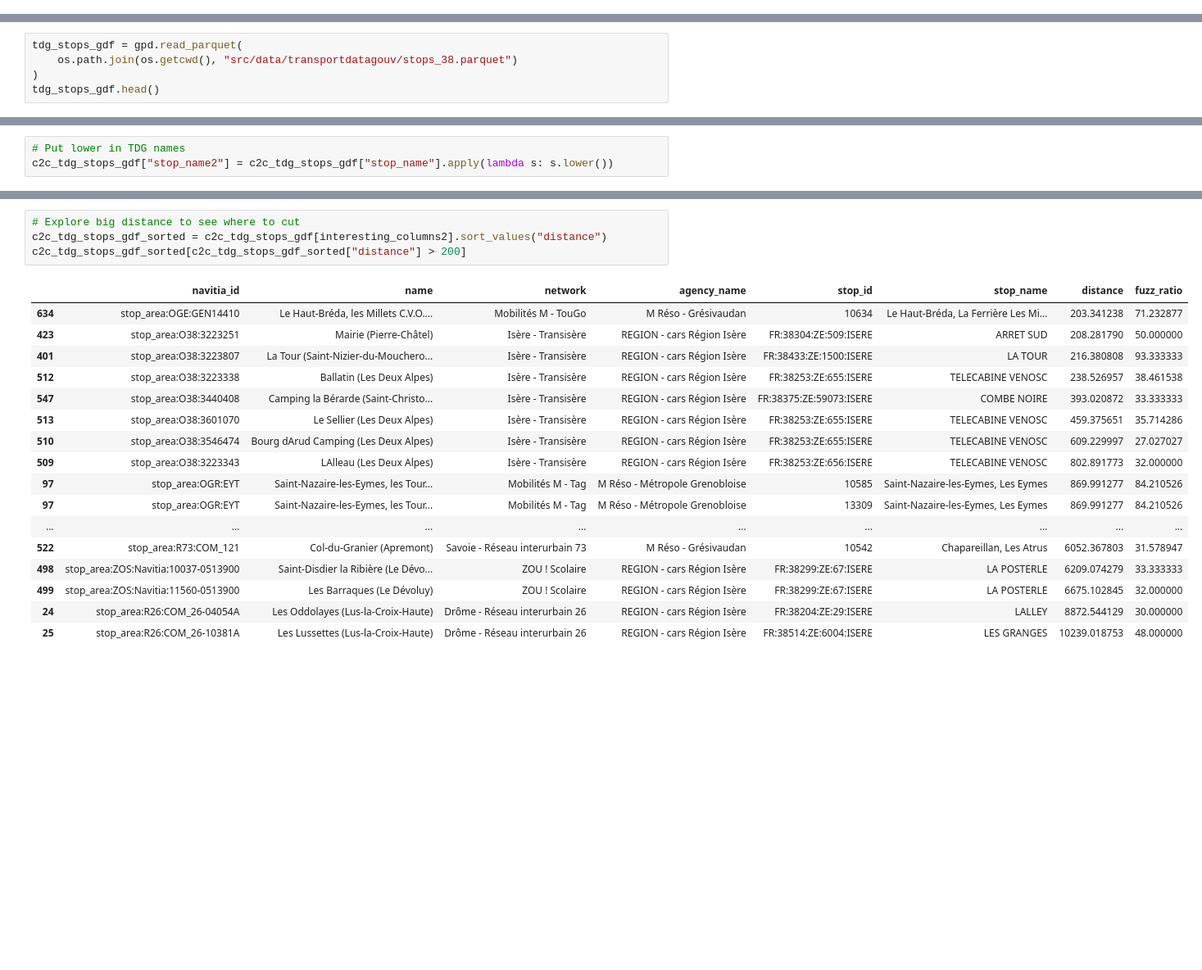
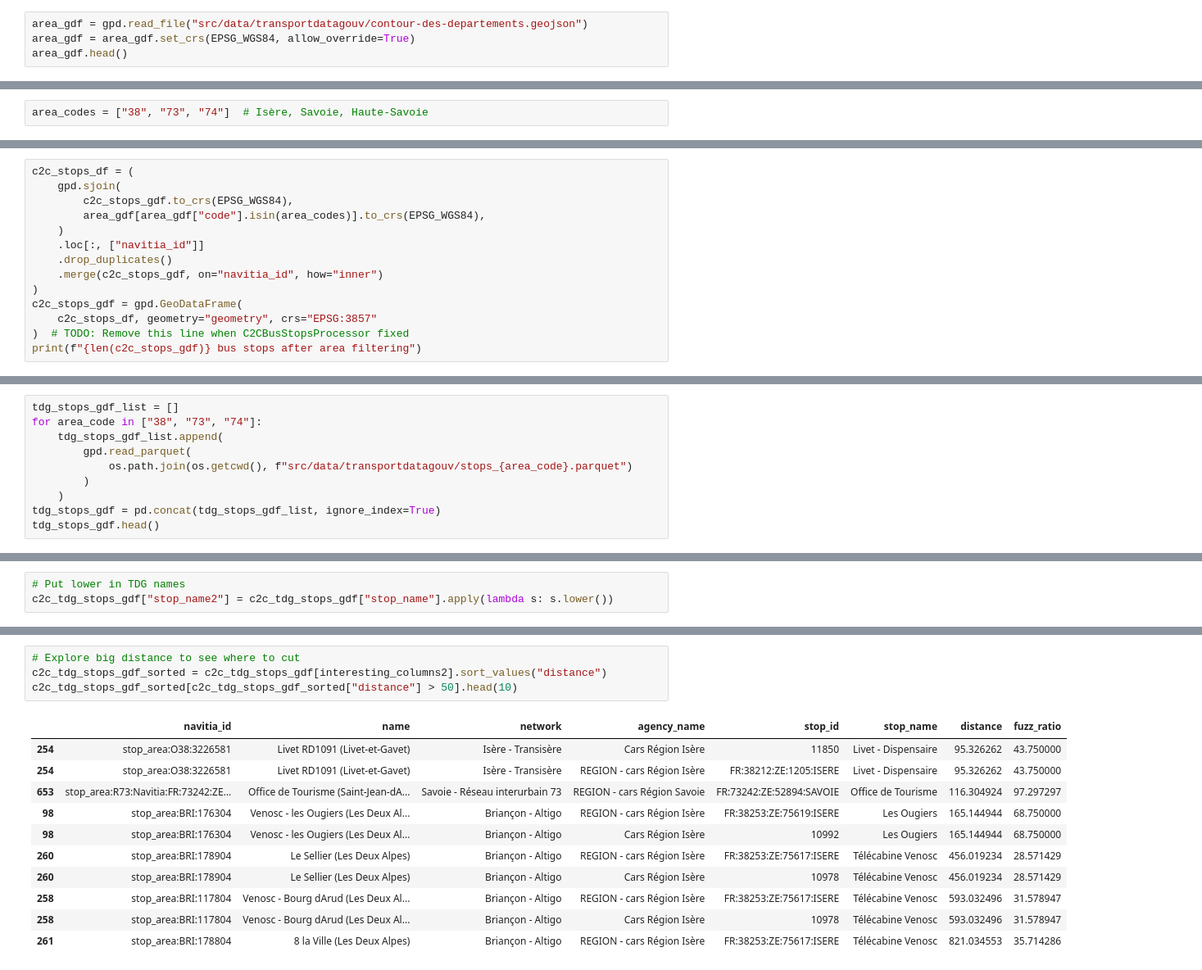
Before and after one commit to data-for-good-grenoble/mobilite_durable, a Jupyter notebook: src/notebooks/2025-11-04_NicolasGrosjean_compare_datasets.ipynb, the cells around one changed output, grey strips where cells are left out. Shown at 82% size. Saved outputs shown, nothing was run; the diff lists cells and outputs as text; blank space fills up the shorter version.

```diff
--- a/src/notebooks/2025-11-04_NicolasGrosjean_compare_datasets.ipynb
+++ b/src/notebooks/2025-11-04_NicolasGrosjean_compare_datasets.ipynb
@@ -29,3 +29,7 @@ from rapidfuzz import fuzz
 from src.settings import EPSG_WEB_MERCATOR, EPSG_WGS84
 # %% [markdown]
 ## Read data
+# %%
+area_gdf = gpd.read_file("src/data/transportdatagouv/contour-des-departements.geojson")
+area_gdf = area_gdf.set_crs(EPSG_WGS84, allow_override=True)
+area_gdf.head()
@@ -32,3 +43,5 @@ from src.settings import EPSG_WEB_MERCATOR, EPSG_WGS84
+# %%
+area_codes = ["38", "73", "74"]  # Isère, Savoie, Haute-Savoie
 # %%
 from src.processors.c2c import C2CBusStopsProcessor
 # %%
@@ -43,0 +61,14 @@ c2c_stops_gdf.head()
+# %%
+c2c_stops_df = (
+    gpd.sjoin(
+        c2c_stops_gdf.to_crs(EPSG_WGS84),
+        area_gdf[area_gdf["code"].isin(area_codes)].to_crs(EPSG_WGS84),
+    )
+    .loc[:, ["navitia_id"]]
+    .drop_duplicates()
+    .merge(c2c_stops_gdf, on="navitia_id", how="inner")
+)
+c2c_stops_gdf = gpd.GeoDataFrame(
+    c2c_stops_df, geometry="geometry", crs="EPSG:3857"
+)  # TODO: Remove this line when C2CBusStopsProcessor fixed
+print(f"{len(c2c_stops_gdf)} bus stops after area filtering")
@@ -83,7 +116,12 @@ len(c2c_expanded_stops_gdf["navitia_id"].unique())
 # %%
-tdg_stops_gdf = gpd.read_parquet(
-    os.path.join(os.getcwd(), "src/data/transportdatagouv/stops_38.parquet")
-)
+tdg_stops_gdf_list = []
+for area_code in ["38", "73", "74"]:
+    tdg_stops_gdf_list.append(
+        gpd.read_parquet(
+            os.path.join(os.getcwd(), f"src/data/transportdatagouv/stops_{area_code}.parquet")
+        )
+    )
+tdg_stops_gdf = pd.concat(tdg_stops_gdf_list, ignore_index=True)
 tdg_stops_gdf.head()
 # %% [output]
 |  | agency_id | agency_name | stop_id | stop_name | stop_code | stop_desc | stop_lines | geometry |
@@ -190,23 +228,17 @@ c2c_tdg_stops_gdf[interesting_columns2].head()
 # %%
 # Explore big distance to see where to cut
 c2c_tdg_stops_gdf_sorted = c2c_tdg_stops_gdf[interesting_columns2].sort_values("distance")
-c2c_tdg_stops_gdf_sorted[c2c_tdg_stops_gdf_sorted["distance"] > 200]
+c2c_tdg_stops_gdf_sorted[c2c_tdg_stops_gdf_sorted["distance"] > 50].head(10)
 # %% [output]
 |  | navitia_id | name | network | agency_name | stop_id | stop_name | distance | fuzz_ratio |
-| 634 | stop_area:OGE:GEN14410 | Le Haut-Bréda, les Millets C.V.O.... | Mobilités M - TouGo | M Réso - Grésivaudan | 10634 | Le Haut-Bréda, La Ferrière Les Mi... | 203.341238 | 71.232877 |
-| 423 | stop_area:O38:3223251 | Mairie (Pierre-Châtel) | Isère - Transisère | REGION - cars Région Isère | FR:38304:ZE:509:ISERE | ARRET SUD | 208.281790 | 50.000000 |
-| 401 | stop_area:O38:3223807 | La Tour (Saint-Nizier-du-Mouchero... | Isère - Transisère | REGION - cars Région Isère | FR:38433:ZE:1500:ISERE | LA TOUR | 216.380808 | 93.333333 |
-| 512 | stop_area:O38:3223338 | Ballatin (Les Deux Alpes) | Isère - Transisère | REGION - cars Région Isère | FR:38253:ZE:655:ISERE | TELECABINE VENOSC | 238.526957 | 38.461538 |
-| 547 | stop_area:O38:3440408 | Camping la Bérarde (Saint-Christo... | Isère - Transisère | REGION - cars Région Isère | FR:38375:ZE:59073:ISERE | COMBE NOIRE | 393.020872 | 33.333333 |
-| 513 | stop_area:O38:3601070 | Le Sellier (Les Deux Alpes) | Isère - Transisère | REGION - cars Région Isère | FR:38253:ZE:655:ISERE | TELECABINE VENOSC | 459.375651 | 35.714286 |
-| 510 | stop_area:O38:3546474 | Bourg dArud Camping (Les Deux Alpes) | Isère - Transisère | REGION - cars Région Isère | FR:38253:ZE:655:ISERE | TELECABINE VENOSC | 609.229997 | 27.027027 |
-| 509 | stop_area:O38:3223343 | LAlleau (Les Deux Alpes) | Isère - Transisère | REGION - cars Région Isère | FR:38253:ZE:656:ISERE | TELECABINE VENOSC | 802.891773 | 32.000000 |
-| 97 | stop_area:OGR:EYT | Saint-Nazaire-les-Eymes, les Tour... | Mobilités M - Tag | M Réso - Métropole Grenobloise | 10585 | Saint-Nazaire-les-Eymes, Les Eymes | 869.991277 | 84.210526 |
-| 97 | stop_area:OGR:EYT | Saint-Nazaire-les-Eymes, les Tour... | Mobilités M - Tag | M Réso - Métropole Grenobloise | 13309 | Saint-Nazaire-les-Eymes, Les Eymes | 869.991277 | 84.210526 |
-| ... | ... | ... | ... | ... | ... | ... | ... | ... |
-| 522 | stop_area:R73:COM_121 | Col-du-Granier (Apremont) | Savoie - Réseau interurbain 73 | M Réso - Grésivaudan | 10542 | Chapareillan, Les Atrus | 6052.367803 | 31.578947 |
-| 498 | stop_area:ZOS:Navitia:10037-0513900 | Saint-Disdier la Ribière (Le Dévo... | ZOU ! Scolaire | REGION - cars Région Isère | FR:38299:ZE:67:ISERE | LA POSTERLE | 6209.074279 | 33.333333 |
-| 499 | stop_area:ZOS:Navitia:11560-0513900 | Les Barraques (Le Dévoluy) | ZOU ! Scolaire | REGION - cars Région Isère | FR:38299:ZE:67:ISERE | LA POSTERLE | 6675.102845 | 32.000000 |
-| 24 | stop_area:R26:COM_26-04054A | Les Oddolayes (Lus-la-Croix-Haute) | Drôme - Réseau interurbain 26 | REGION - cars Région Isère | FR:38204:ZE:29:ISERE | LALLEY | 8872.544129 | 30.000000 |
-| 25 | stop_area:R26:COM_26-10381A | Les Lussettes (Lus-la-Croix-Haute) | Drôme - Réseau interurbain 26 | REGION - cars Région Isère | FR:38514:ZE:6004:ISERE | LES GRANGES | 10239.018753 | 48.000000 |
+| 254 | stop_area:O38:3226581 | Livet RD1091 (Livet-et-Gavet) | Isère - Transisère | Cars Région Isère | 11850 | Livet - Dispensaire | 95.326262 | 43.750000 |
+| 254 | stop_area:O38:3226581 | Livet RD1091 (Livet-et-Gavet) | Isère - Transisère | REGION - cars Région Isère | FR:38212:ZE:1205:ISERE | Livet - Dispensaire | 95.326262 | 43.750000 |
+| 653 | stop_area:R73:Navitia:FR:73242:ZE... | Office de Tourisme (Saint-Jean-dA... | Savoie - Réseau interurbain 73 | REGION - cars Région Savoie | FR:73242:ZE:52894:SAVOIE | Office de Tourisme | 116.304924 | 97.297297 |
+| 98 | stop_area:BRI:176304 | Venosc - les Ougiers (Les Deux Al... | Briançon - Altigo | REGION - cars Région Isère | FR:38253:ZE:75619:ISERE | Les Ougiers | 165.144944 | 68.750000 |
+| 98 | stop_area:BRI:176304 | Venosc - les Ougiers (Les Deux Al... | Briançon - Altigo | Cars Région Isère | 10992 | Les Ougiers | 165.144944 | 68.750000 |
+| 260 | stop_area:BRI:178904 | Le Sellier (Les Deux Alpes) | Briançon - Altigo | REGION - cars Région Isère | FR:38253:ZE:75617:ISERE | Télécabine Venosc | 456.019234 | 28.571429 |
+| 260 | stop_area:BRI:178904 | Le Sellier (Les Deux Alpes) | Briançon - Altigo | Cars Région Isère | 10978 | Télécabine Venosc | 456.019234 | 28.571429 |
+| 258 | stop_area:BRI:117804 | Venosc - Bourg dArud (Les Deux Al... | Briançon - Altigo | REGION - cars Région Isère | FR:38253:ZE:75617:ISERE | Télécabine Venosc | 593.032496 | 31.578947 |
+| 258 | stop_area:BRI:117804 | Venosc - Bourg dArud (Les Deux Al... | Briançon - Altigo | Cars Région Isère | 10978 | Télécabine Venosc | 593.032496 | 31.578947 |
+| 261 | stop_area:BRI:178804 | 8 la Ville (Les Deux Alpes) | Briançon - Altigo | REGION - cars Région Isère | FR:38253:ZE:75617:ISERE | Télécabine Venosc | 821.034553 | 35.714286 |
 # %%
```
Also changed, not shown: parts of 29 cells of this notebook.
